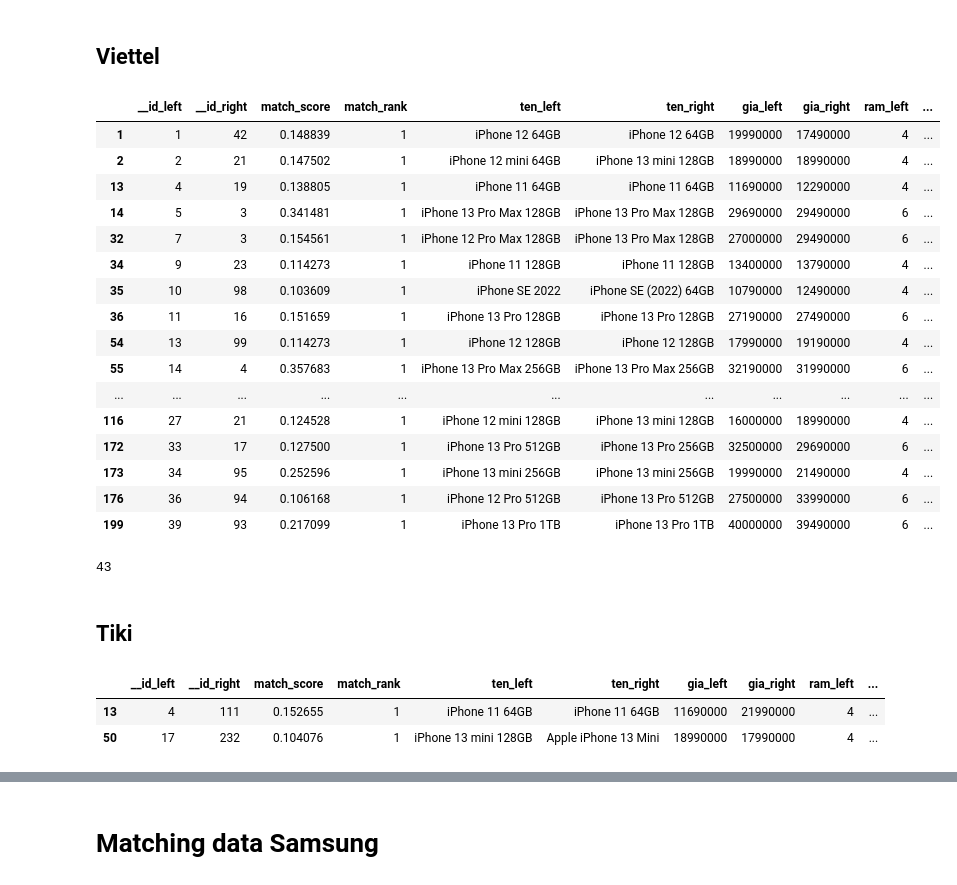
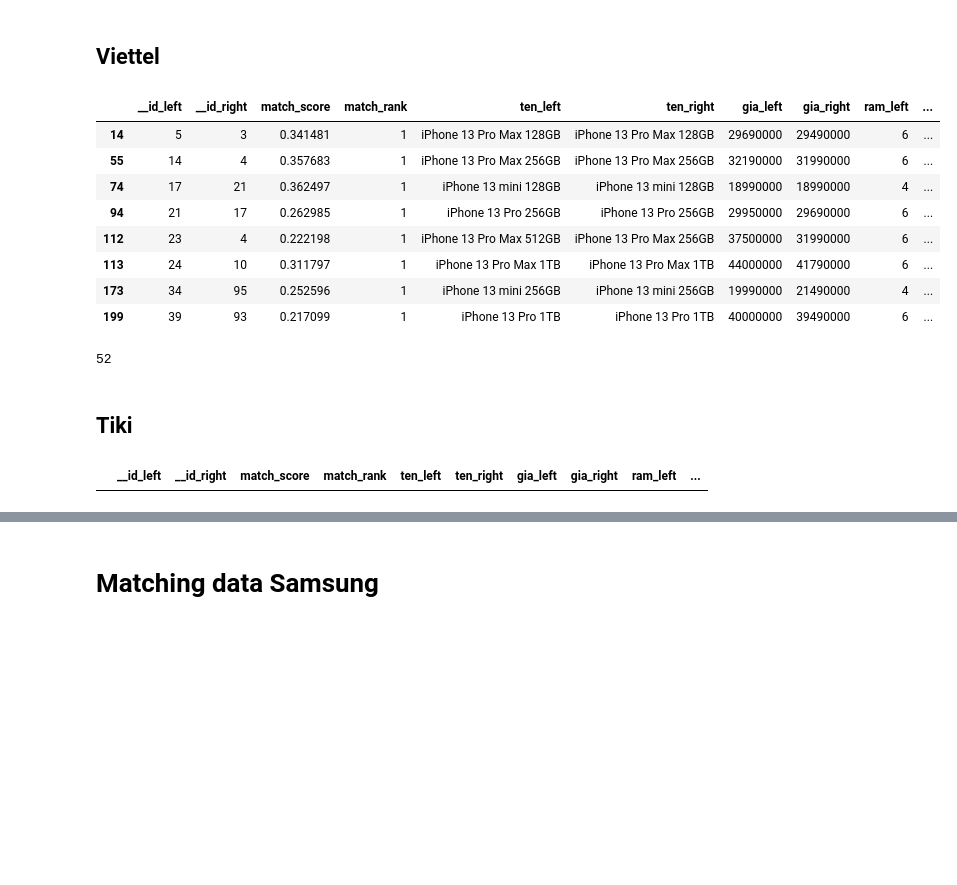
Before and after one commit to tqgminh/data_integration, a Jupyter notebook: data_matching.ipynb, the cells around one changed output, grey strips where cells are left out. Cells and saved outputs as stored; diff of their text form; code cells hidden in the pictures; blank space fills up the shorter version.

```diff
--- a/data_matching.ipynb
+++ b/data_matching.ipynb
@@ -6,14 +6,17 @@ cps_df = pd.read_csv('clean_data/cellphones.csv')
 tgdd_df = pd.read_csv('clean_data/tgdd.csv')
 tiki_df = pd.read_csv('clean_data/tiki.csv')
 vt_df = pd.read_csv('clean_data/viettel.csv')
+ddv_df = pd.read_csv('clean_data/didongviet.csv')
 
 cps_df['id'] = cps_df.index
 tgdd_df['id'] = tgdd_df.index
 tiki_df['id'] = tiki_df.index
 vt_df['id'] = vt_df.index
+ddv_df['id'] = ddv_df.index
 
-cps_df['src'] = 'cps'
-tgdd_df['src'] = 'tgdd'
-tiki_df['src'] = 'tiki'
-vt_df['src'] = 'vt'
+cps_df['src'] = 'CellphoneS'
+tgdd_df['src'] = 'Thế giới di động'
+tiki_df['src'] = 'Tiki'
+vt_df['src'] = 'Viettel'
+ddv_df['src'] = 'Di động Việt'
 # %%
@@ -98,25 +108,17 @@ print(len(apple_df))
 ## Viettel
 # %%
 apple_matcher = fuzzymatcher.link_table(apple_df, apple_vt_df, left_on, right_on, left_id_col = "id", right_id_col = "id")
-apple_matcher = apple_matcher[apple_matcher['match_score'] > 0.1]
+apple_matcher = apple_matcher[apple_matcher['match_score'] > 0.2]
 apple_matcher
 # %% [output]
 |  | __id_left | __id_right | match_score | match_rank | ten_left | ten_right | gia_left | gia_right | ram_left | ... |
-| 1 | 1 | 42 | 0.148839 | 1 | iPhone 12 64GB | iPhone 12 64GB | 19990000 | 17490000 | 4 | ... |
-| 2 | 2 | 21 | 0.147502 | 1 | iPhone 12 mini 64GB | iPhone 13 mini 128GB | 18990000 | 18990000 | 4 | ... |
-| 13 | 4 | 19 | 0.138805 | 1 | iPhone 11 64GB | iPhone 11 64GB | 11690000 | 12290000 | 4 | ... |
 | 14 | 5 | 3 | 0.341481 | 1 | iPhone 13 Pro Max 128GB | iPhone 13 Pro Max 128GB | 29690000 | 29490000 | 6 | ... |
-| 32 | 7 | 3 | 0.154561 | 1 | iPhone 12 Pro Max 128GB | iPhone 13 Pro Max 128GB | 27000000 | 29490000 | 6 | ... |
-| 34 | 9 | 23 | 0.114273 | 1 | iPhone 11 128GB | iPhone 11 128GB | 13400000 | 13790000 | 4 | ... |
-| 35 | 10 | 98 | 0.103609 | 1 | iPhone SE 2022 | iPhone SE (2022) 64GB | 10790000 | 12490000 | 4 | ... |
-| 36 | 11 | 16 | 0.151659 | 1 | iPhone 13 Pro 128GB | iPhone 13 Pro 128GB | 27190000 | 27490000 | 6 | ... |
-| 54 | 13 | 99 | 0.114273 | 1 | iPhone 12 128GB | iPhone 12 128GB | 17990000 | 19190000 | 4 | ... |
 | 55 | 14 | 4 | 0.357683 | 1 | iPhone 13 Pro Max 256GB | iPhone 13 Pro Max 256GB | 32190000 | 31990000 | 6 | ... |
-| ... | ... | ... | ... | ... | ... | ... | ... | ... | ... | ... |
-| 116 | 27 | 21 | 0.124528 | 1 | iPhone 12 mini 128GB | iPhone 13 mini 128GB | 16000000 | 18990000 | 4 | ... |
-| 172 | 33 | 17 | 0.127500 | 1 | iPhone 13 Pro 512GB | iPhone 13 Pro 256GB | 32500000 | 29690000 | 6 | ... |
+| 74 | 17 | 21 | 0.362497 | 1 | iPhone 13 mini 128GB | iPhone 13 mini 128GB | 18990000 | 18990000 | 4 | ... |
+| 94 | 21 | 17 | 0.262985 | 1 | iPhone 13 Pro 256GB | iPhone 13 Pro 256GB | 29950000 | 29690000 | 6 | ... |
+| 112 | 23 | 4 | 0.222198 | 1 | iPhone 13 Pro Max 512GB | iPhone 13 Pro Max 256GB | 37500000 | 31990000 | 6 | ... |
+| 113 | 24 | 10 | 0.311797 | 1 | iPhone 13 Pro Max 1TB | iPhone 13 Pro Max 1TB | 44000000 | 41790000 | 6 | ... |
 | 173 | 34 | 95 | 0.252596 | 1 | iPhone 13 mini 256GB | iPhone 13 mini 256GB | 19990000 | 21490000 | 4 | ... |
-| 176 | 36 | 94 | 0.106168 | 1 | iPhone 12 Pro 512GB | iPhone 13 Pro 512GB | 27500000 | 33990000 | 6 | ... |
 | 199 | 39 | 93 | 0.217099 | 1 | iPhone 13 Pro 1TB | iPhone 13 Pro 1TB | 40000000 | 39490000 | 6 | ... |
 # %%
 values = apple_matcher['__id_right'].unique().tolist()
@@ -127,17 +129,15 @@ apple_df = apple_df.reset_index(drop=True)
 apple_df['id'] = apple_df.index
 print(len(apple_df))
 # %% [output]
-43
+52
 # %% [markdown]
 ## Tiki
 # %%
 apple_matcher = fuzzymatcher.link_table(apple_df, apple_tiki_df, left_on, right_on, left_id_col = "id", right_id_col = "id")
-apple_matcher = apple_matcher[apple_matcher['match_score'] > 0.1]
+apple_matcher = apple_matcher[apple_matcher['match_score'] > 0.2]
 apple_matcher
 # %% [output]
 |  | __id_left | __id_right | match_score | match_rank | ten_left | ten_right | gia_left | gia_right | ram_left | ... |
-| 13 | 4 | 111 | 0.152655 | 1 | iPhone 11 64GB | iPhone 11 64GB | 11690000 | 21990000 | 4 | ... |
-| 50 | 17 | 232 | 0.104076 | 1 | iPhone 13 mini 128GB | Apple iPhone 13 Mini | 18990000 | 17990000 | 4 | ... |
 # %%
 values = apple_matcher['__id_right'].unique().tolist()
 apple_tiki_df = apple_tiki_df.query("id not in @values")
```
Also changed, not shown: parts of 47 cells of this notebook, 2 other files.
